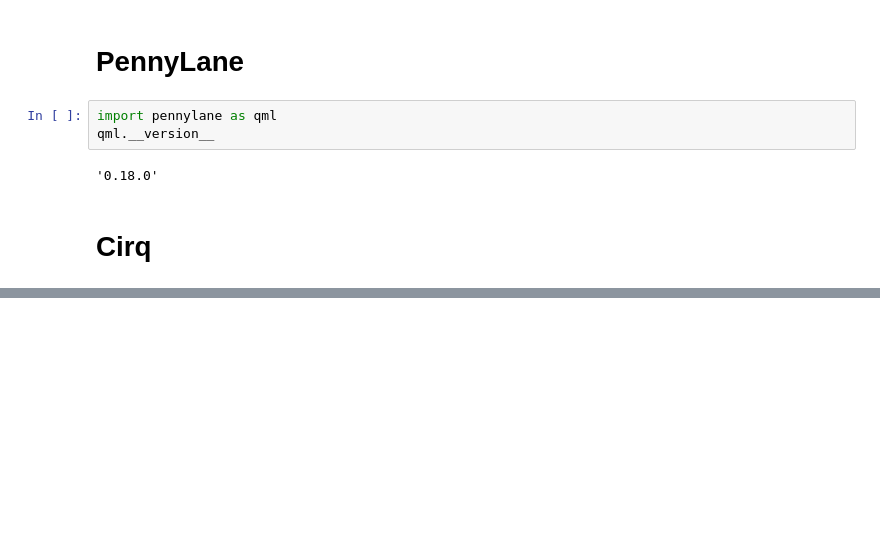
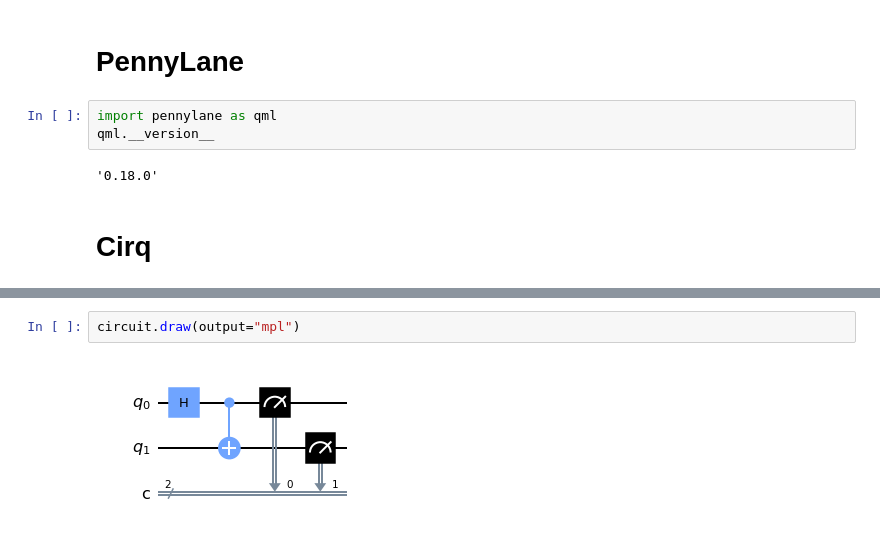
Before and after one commit to chiant1/qmlcourse_walkthrough, a Jupyter notebook: notebooks/m00_environment_test.ipynb, the cells around one changed output, grey strips where cells are left out. Drawn from its saved outputs; the diff is of its cells as text; blank space fills up the shorter version.

```diff
--- a/notebooks/m00_environment_test.ipynb
+++ b/notebooks/m00_environment_test.ipynb
@@ -44,0 +79,4 @@ cirq.__version__
+# %%
+circuit.draw(output="mpl")
+# %% [output]
+[figure, added]
```
Also changed, not shown: parts of 5 cells of this notebook.
